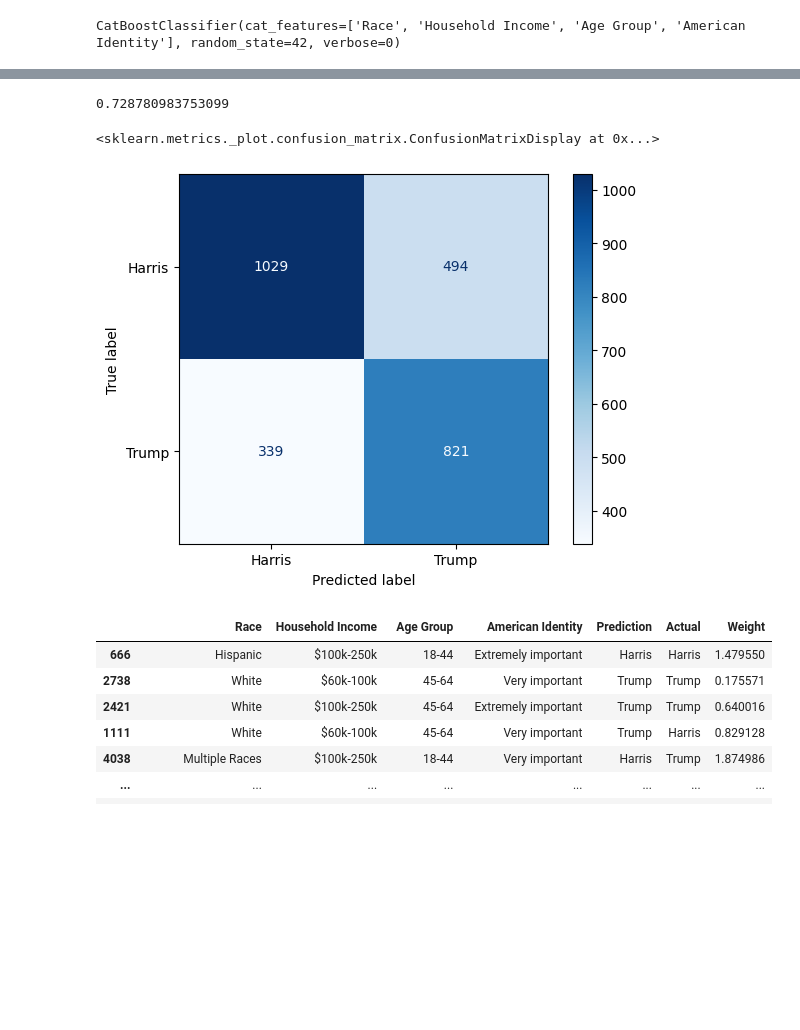
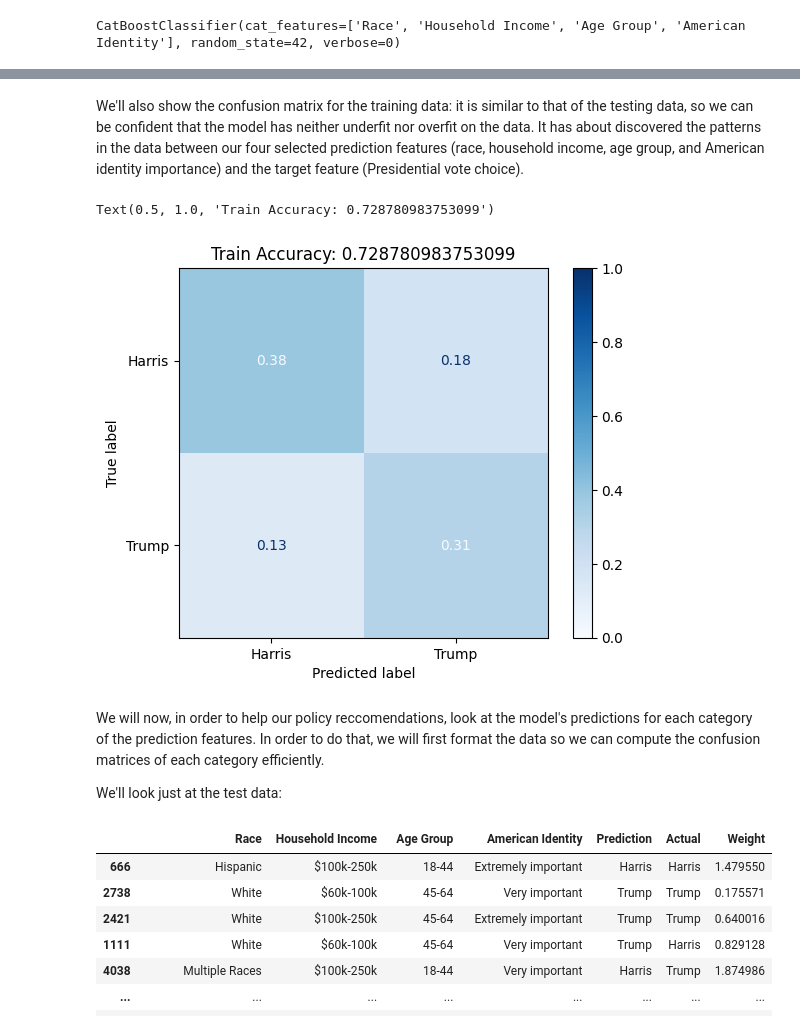
Before and after one commit to Aslan-A-M/CMSC320_Semester_Project, a Jupyter notebook: dataset/Checkpoint3/ml_analysis_organized.ipynb, the cells around one changed output, grey strips where cells are left out. Cells and saved outputs as stored; diff of their text form; code cells hidden in the pictures; blank space fills up the shorter version.

```diff
--- a/dataset/Checkpoint3/ml_analysis_organized.ipynb
+++ b/dataset/Checkpoint3/ml_analysis_organized.ipynb
@@ -273,11 +290,9 @@ Xtrain, Xtest, ytrain, ytest, wtrain, wtest = train_test_split(X, y, w, test_siz
 # %%
 # Training the Decision Tree
 categories = X.columns.tolist()
-# Use CatBoost, because it works on categorical data.
-cat_dtree_bin = CatBoostClassifier(random_state=seed,
-                               cat_features=categories,
-                               verbose = 0)
-
+# Initialize the model
+cat_dtree_bin = CatBoostClassifier(random_state=seed, cat_features=categories, verbose = 0)
+# Fit it on the training data.
 cat_dtree_bin.fit(Xtrain, ytrain, sample_weight=wtrain)
 # %% [output]
 CatBoostClassifier(cat_features=['Race', 'Household Income', 'Age Group', 'American Identity'], random_state=42, verbose=0)
@@ -299,18 +324,25 @@ plot.plot(cmap = plt.cm.Blues)
+# %% [markdown]
+We'll also show the confusion matrix for the training data: it is similar to that of the testing data, so we can be confident that the model has neither underfit nor overfit on the data. It has about discovered the patterns in the data between our four selected prediction features (race, household income, age group, and American identity importance) and the target feature (Presidential vote choice).
 # %%
 # Evaluation on train data.
 y_pred_train = cat_dtree_bin.predict(Xtrain)
 
 accuracy = accuracy_score(ytrain, y_pred_train, sample_weight=wtrain)
-print(accuracy)
 
 con_mat = confusion_matrix(ytrain, y_pred_train)
+con_mat = con_mat / con_mat.sum()
 labels = cat_dtree_bin.classes_
 plot = ConfusionMatrixDisplay(confusion_matrix=con_mat, display_labels=labels)
 plot.plot(cmap = plt.cm.Blues)
+plot.im_.set_clim(vmin = 0, vmax = 1)
+plt.title(f"Train Accuracy: {accuracy}")
 # %% [output]
-0.728780983753099
+Text(0.5, 1.0, 'Train Accuracy: 0.728780983753099')
-<sklearn.metrics._plot.confusion_matrix.ConfusionMatrixDisplay at 0x...>
-[figure, old version]
+[figure, new version]
+# %% [markdown]
+We will now, in order to help our policy reccomendations, look at the model's predictions for each category of the prediction features. In order to do that, we will first format the data so we can compute the confusion matrices of each category efficiently.
+
+We'll look just at the test data:
 # %%
 # We will go and display the confusion matrices per each result.
 dfresults = Xtest.copy()
```
Also changed, not shown: parts of 24 cells of this notebook.
